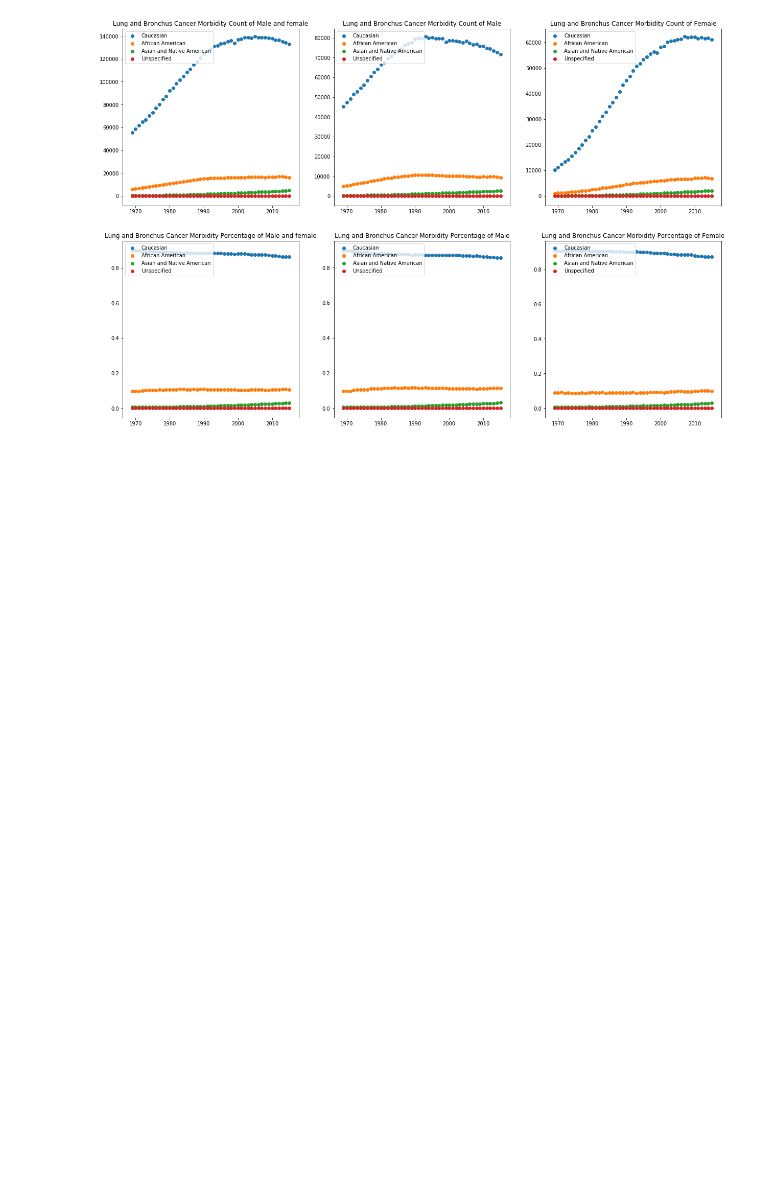
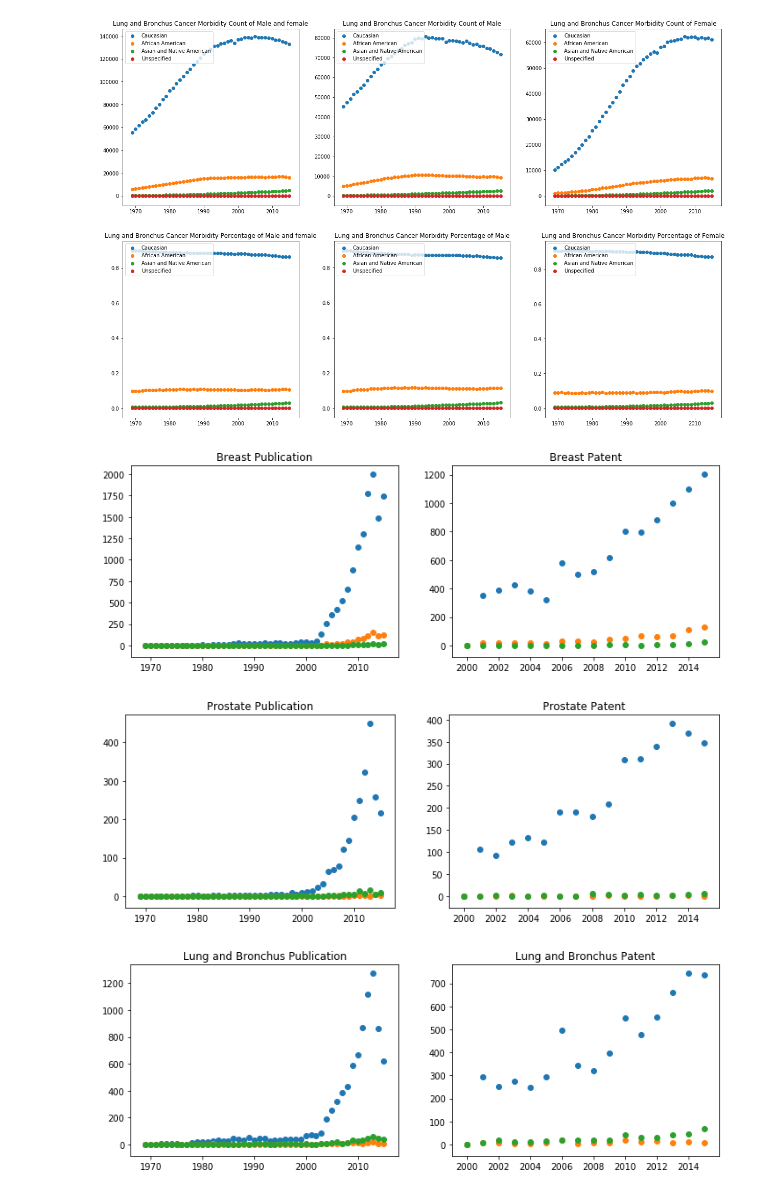
Before and after one commit to jesnyder/CellLines, a Jupyter notebook: Analysis/Analysis v03.ipynb, the cells around one changed output. Cells and saved outputs as stored; diff of their text form; code cells hidden in the pictures; blank space fills up the shorter version.

Commit message:
CDC data from SEER*Stat

```diff
--- a/Analysis/Analysis v03.ipynb
+++ b/Analysis/Analysis v03.ipynb
@@ -9,10 +9,16 @@ ethnicity_list = ["All races", "White", "Black", \
                   "Other unspecified (1978-1991)"]
 
 cancer_types_list = ["Breast", "Prostate", "Lung and Bronchus"]
+cancer_types_index_list = ["2", "3", "4"]
+
 analysis_type = ["Count", "Percentage"]
+
 gender_types_list = ["Male and female", "Male", "Female"]
 
 SEER_Stat_files = ["Morbidity"]
+
+count_filename_list = ["v01_PuCo.csv", "v01_PaCo.csv"]
+count_filename_type_list = ["Publication", "Patent"]
 # %%
 # Make tables of CDC data for each cancer type, for each data type
 def parse_data_CDC(file, cancer_type, gender_type, ethnicity_list, analysis_type):
@@ -118,0 +173,24 @@ Morbidity Lung and Bronchus
+# %%
+
+for c in range(len(cancer_types_index_list)):
+
+    box_size = 4;
+    fig = plt.figure(1.5, figsize=(3*box_size, 1*box_size));
+    plot_number = 120;
+
+    for i in range(len(count_filename_list)):
+        year_list, caucasian, african_american, asian, hispanic, native_american =  \
+        parse_data_count(count_filename_list[i], cancer_types_index_list[c])
+
+        plot_number = plot_number+1
+        ax = fig.add_subplot(plot_number);
+        plt.scatter(year_list, caucasian)
+        plt.scatter(year_list, african_american)
+        plt.scatter(year_list, asian)
+        plt.title(cancer_types_list[c] + " " + count_filename_type_list[i])
+
+    plt.show()
+# %% [output]
+[figure, added]
+[figure, added]
+[figure, added]
```
Also changed, not shown: parts of 2 cells of this notebook.
